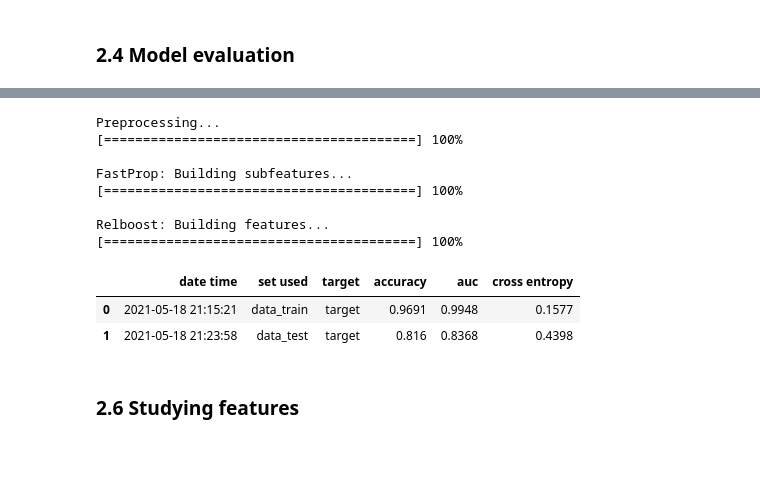
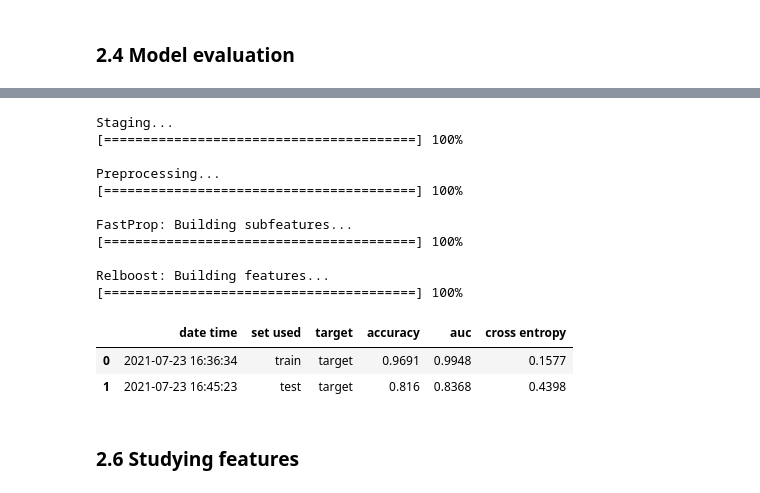
Before and after one commit to getml/getml-demo, a Jupyter notebook: movie_lens.ipynb, the cells around one changed output, grey strips where cells are left out. Drawn from its saved outputs; the diff is of its cells as text; code cells hidden in the pictures; blank space fills up the shorter version.

```diff
--- a/movie_lens.ipynb
+++ b/movie_lens.ipynb
@@ -280,0 +286,13 @@ data_test = users.where("data_test", is_test)
+# %%
+container = getml.data.Container(population=users, split=split)
+
+container.add(
+    u2base=u2base,
+    movies=movies,
+    movies2directors=movies2directors,
+    directors=directors,
+    movies2actors=movies2actors,
+    actors=actors,
+)
+
+container
@@ -349,12 +383,12 @@ We will set up two pipelines. One of them uses `FastProp`, the other one uses `R
 # %%
 mapping = getml.preprocessors.Mapping()
 
-fast_prop = getml.feature_learning.FastPropModel(
+fast_prop = getml.feature_learning.FastProp(
     loss_function=getml.feature_learning.loss_functions.CrossEntropyLoss,
     num_threads=1,
 )
 
-relboost = getml.feature_learning.RelboostModel(
+relboost = getml.feature_learning.Relboost(
     loss_function=getml.feature_learning.loss_functions.CrossEntropyLoss,
     num_subfeatures=50,
     num_threads=1
@@ -390,7 +425,7 @@ Pipeline(preprocessors=['Mapping'],
 # %%
 pipe2 = getml.pipeline.Pipeline(
     tags=['relboost'],
-    population=users_ph,
+    data_model=dm,
     preprocessors=[mapping],
     feature_learners=[relboost],
     predictors=[predictor]
@@ -469,4 +510,4 @@ INFO [FOREIGN KEYS NOT FOUND]: When joining U2BASE__STAGING_TABLE_4 and MOVIES2A
 # %%
-pipe2.fit(data_train, peripheral)
+pipe2.fit(container.train)
 # %% [output]
 Checking data model...
@@ -523,17 +562,20 @@ FastProp: Building features...
 # %%
-pipe2.score(data_test, peripheral)
+pipe2.score(container.test)
 # %% [output]
+Staging...
+[========================================] 100%
+
 Preprocessing...
 [========================================] 100%
 
 FastProp: Building subfeatures...
 [========================================] 100%
 
 Relboost: Building features...
 [========================================] 100%
 |  | date time | set used | target | accuracy | auc | cross entropy |
-| 0 | 2021-05-18 21:15:21 | data_train | target | 0.9691 | 0.9948 | 0.1577 |
-| 1 | 2021-05-18 21:23:58 | data_test | target | 0.816 | 0.8368 | 0.4398 |
+| 0 | 2021-07-23 16:36:34 | train | target | 0.9691 | 0.9948 | 0.1577 |
+| 1 | 2021-07-23 16:45:23 | test | target | 0.816 | 0.8368 | 0.4398 |
 # %% [markdown]
 ### 2.6 Studying features
 # %% [markdown]
```
Also changed, not shown: parts of 19 cells of this notebook.
